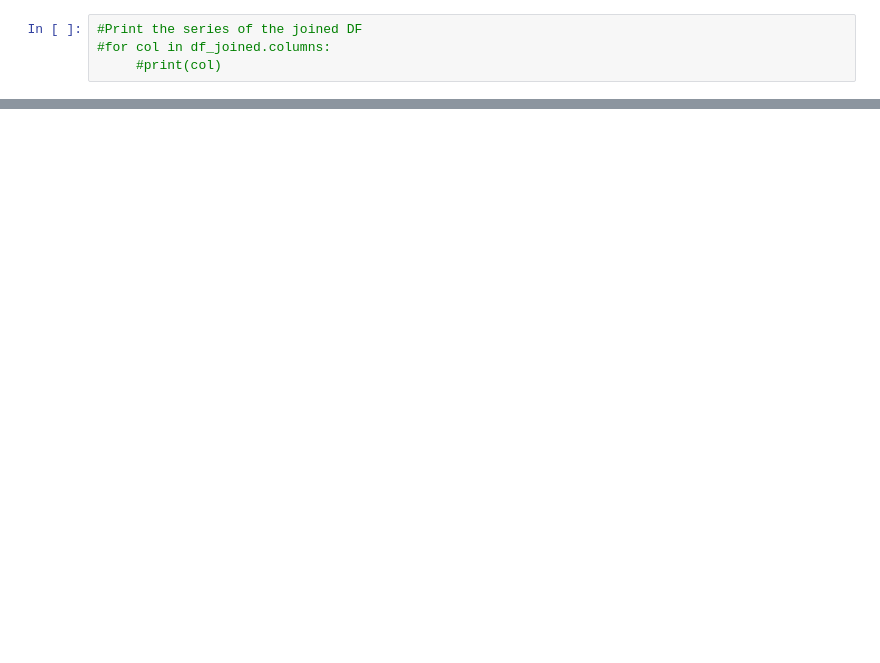
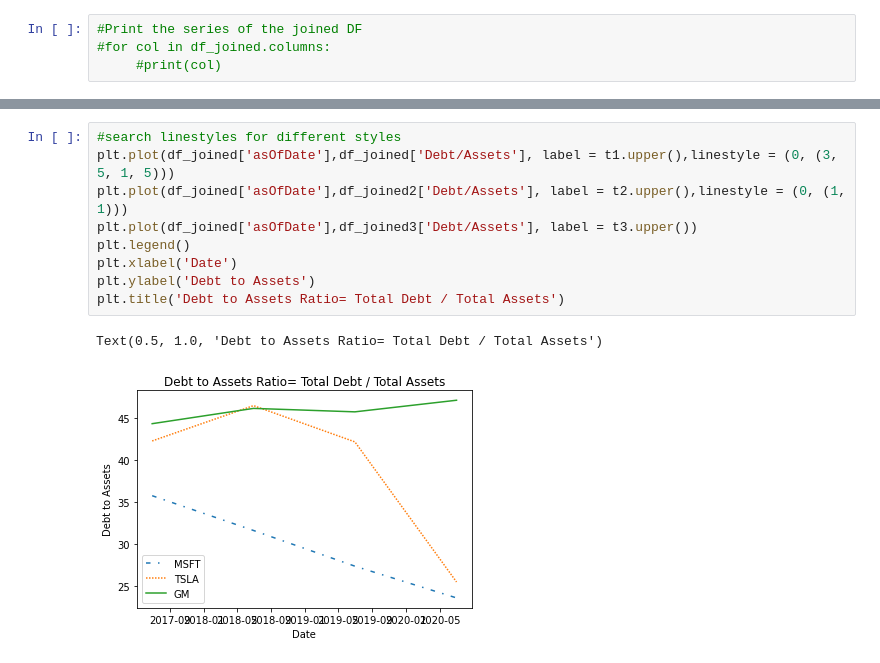
Before and after one commit to robinsonmatt54/Ratio_yahoo_fin, a Jupyter notebook: ratio.ipynb, the cells around one changed output, grey strips where cells are left out. Drawn from its saved outputs; the diff is of its cells as text; blank space fills up the shorter version.

```diff
--- a/ratio.ipynb
+++ b/ratio.ipynb
@@ -429 +527,13 @@ Name: Debt/Assets, dtype: float64
+# %%
+#search linestyles for different styles
+plt.plot(df_joined['asOfDate'],df_joined['Debt/Assets'], label = t1.upper(),linestyle = (0, (3, 5, 1, 5)))
+plt.plot(df_joined['asOfDate'],df_joined2['Debt/Assets'], label = t2.upper(),linestyle = (0, (1, 1)))
+plt.plot(df_joined['asOfDate'],df_joined3['Debt/Assets'], label = t3.upper())
+plt.legend()
+plt.xlabel('Date')
+plt.ylabel('Debt to Assets')
+plt.title('Debt to Assets Ratio= Total Debt / Total Assets')
+# %% [output]
+Text(0.5, 1.0, 'Debt to Assets Ratio= Total Debt / Total Assets')
+[figure, added]
 # %%
```
Also changed, not shown: parts of 74 cells of this notebook.
